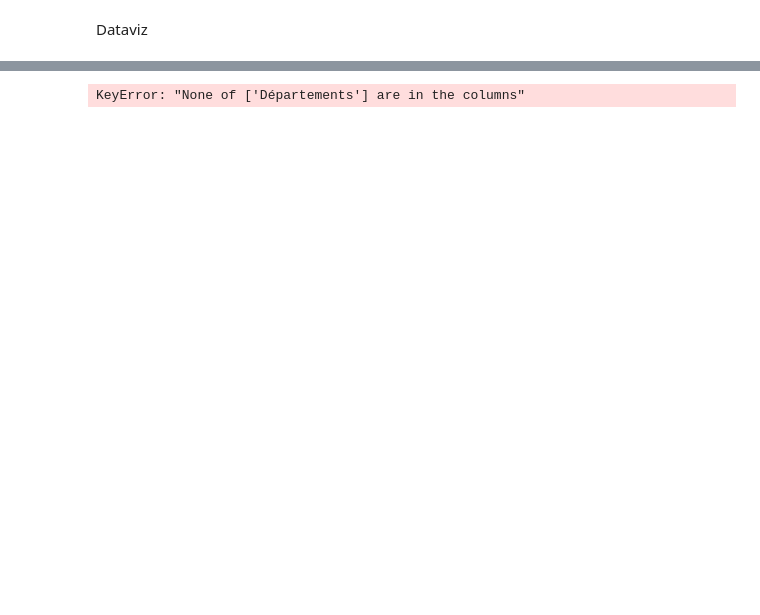
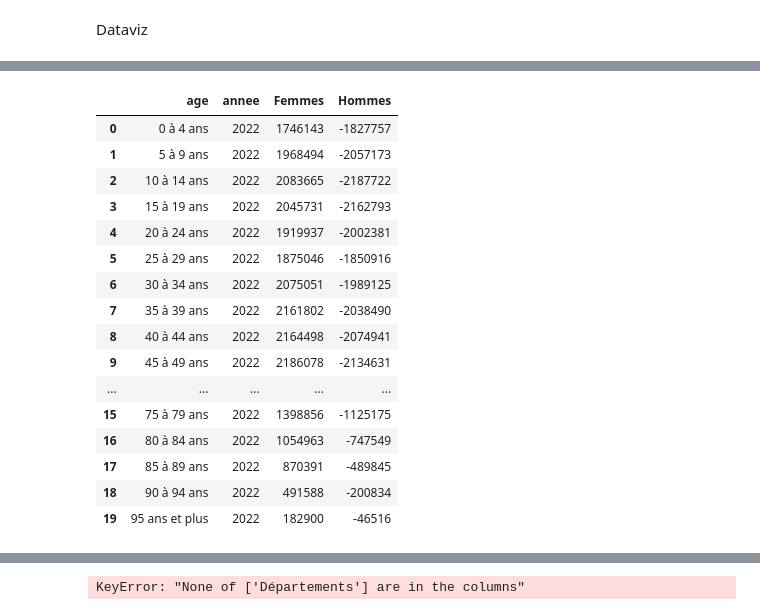
Before and after one commit to SORADATA/Estimation-de-la-population-francaise, a Jupyter notebook: main.ipynb, the cells around one changed output, grey strips where cells are left out. Saved outputs shown, nothing was run; the diff lists cells and outputs as text; code cells hidden in the pictures; blank space fills up the shorter version.

```diff
--- a/main.ipynb
+++ b/main.ipynb
@@ -106,0 +158,47 @@ NameError: name 'df' is not defined
+# %%
+# Afin de comparer 2 graphiques : graph cote a cote
+# Pyramide des ages de ma Fr [1975 et 2022]
+
+def get_age_pyramid_data(df, year):
+    df = (
+        df.groupby(["age", "genre", "annee"])["population"]
+        .sum()
+        .unstack("genre") # Pivoter au niveau de l'index dans un df
+        .reset_index()
+    )
+    df = df.drop(columns=["Ensemble"])
+    df.columns.name = None # Afin de supprimer genre dans la col du df
+    df = df[df["age"] != "Total"]
+    df["Hommes"] = df["Hommes"] * -1
+
+    pyramide_data = df[df["annee"] == year].copy()
+
+    # Tri numérique
+    pyramide_data = pyramide_data.sort_values(
+        by="age",
+        key=lambda x: x.str.extract(r"(\d+)")[0].astype(int)
+    ).reset_index(drop=True)
+
+    return pyramide_data
+# %%
+df = reshape_data(data)
+A = get_age_pyramid_data(df, 2022)
+A
+# %% [output]
+|  | age | annee | Femmes | Hommes |
+| 0 | 0 à 4 ans | 2022 | 1746143 | -1827757 |
+| 1 | 5 à 9 ans | 2022 | 1968494 | -2057173 |
+| 2 | 10 à 14 ans | 2022 | 2083665 | -2187722 |
+| 3 | 15 à 19 ans | 2022 | 2045731 | -2162793 |
+| 4 | 20 à 24 ans | 2022 | 1919937 | -2002381 |
+| 5 | 25 à 29 ans | 2022 | 1875046 | -1850916 |
+| 6 | 30 à 34 ans | 2022 | 2075051 | -1989125 |
+| 7 | 35 à 39 ans | 2022 | 2161802 | -2038490 |
+| 8 | 40 à 44 ans | 2022 | 2164498 | -2074941 |
+| 9 | 45 à 49 ans | 2022 | 2186078 | -2134631 |
+| ... | ... | ... | ... | ... |
+| 15 | 75 à 79 ans | 2022 | 1398856 | -1125175 |
+| 16 | 80 à 84 ans | 2022 | 1054963 | -747549 |
+| 17 | 85 à 89 ans | 2022 | 870391 | -489845 |
+| 18 | 90 à 94 ans | 2022 | 491588 | -200834 |
+| 19 | 95 ans et plus | 2022 | 182900 | -46516 |
```
Also changed, not shown: parts of 10 cells of this notebook.
